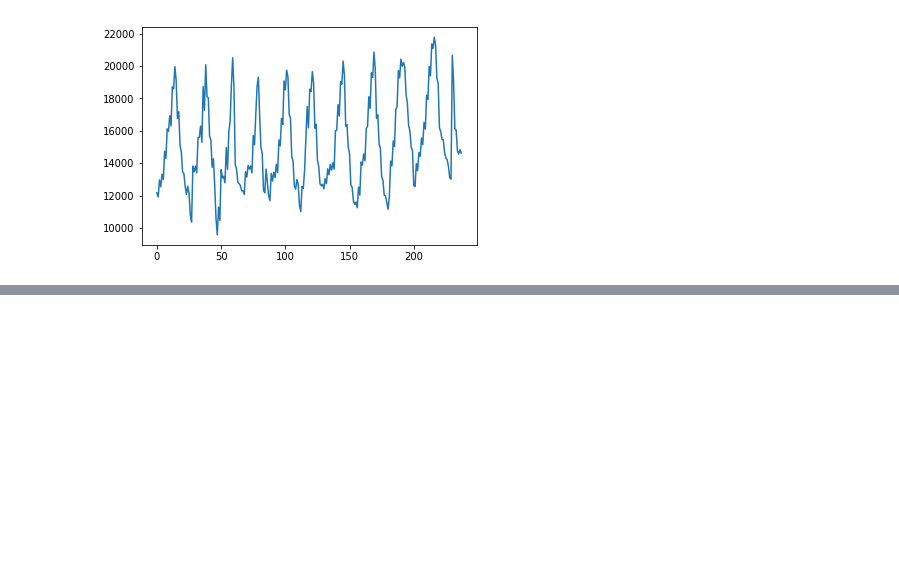
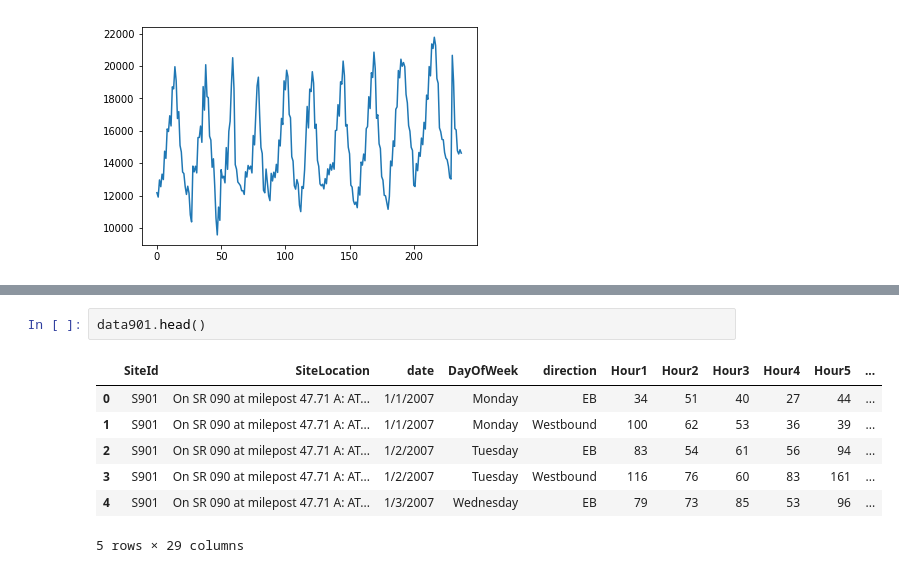
Before and after one commit to leannebaldwin/Pass_Closure, a Jupyter notebook: data_exploration/snoqualmie_pass_PTR/Snoqulamie_PTR_Data_exploration.ipynb, the cells around one changed output, grey strips where cells are left out. Drawn from its saved outputs; the diff is of its cells as text; blank space fills up the shorter version.

```diff
--- a/data_exploration/snoqualmie_pass_PTR/Snoqulamie_PTR_Data_exploration.ipynb
+++ b/data_exploration/snoqualmie_pass_PTR/Snoqulamie_PTR_Data_exploration.ipynb
@@ -291,0 +332,10 @@ plt.show()
+# %%
+data901.head()
+# %% [output]
+|  | SiteId | SiteLocation | date | DayOfWeek | direction | Hour1 | Hour2 | Hour3 | Hour4 | Hour5 | ... |
+| 0 | S901 | On SR 090 at milepost 47.71 A: AT... | 1/1/2007 | Monday | EB | 34 | 51 | 40 | 27 | 44 | ... |
+| 1 | S901 | On SR 090 at milepost 47.71 A: AT... | 1/1/2007 | Monday | Westbound | 100 | 62 | 53 | 36 | 39 | ... |
+| 2 | S901 | On SR 090 at milepost 47.71 A: AT... | 1/2/2007 | Tuesday | EB | 83 | 54 | 61 | 56 | 94 | ... |
+| 3 | S901 | On SR 090 at milepost 47.71 A: AT... | 1/2/2007 | Tuesday | Westbound | 116 | 76 | 60 | 83 | 161 | ... |
+| 4 | S901 | On SR 090 at milepost 47.71 A: AT... | 1/3/2007 | Wednesday | EB | 79 | 73 | 85 | 53 | 96 | ... |
+5 rows × 29 columns
```
Also changed, not shown: parts of 15 cells of this notebook.
